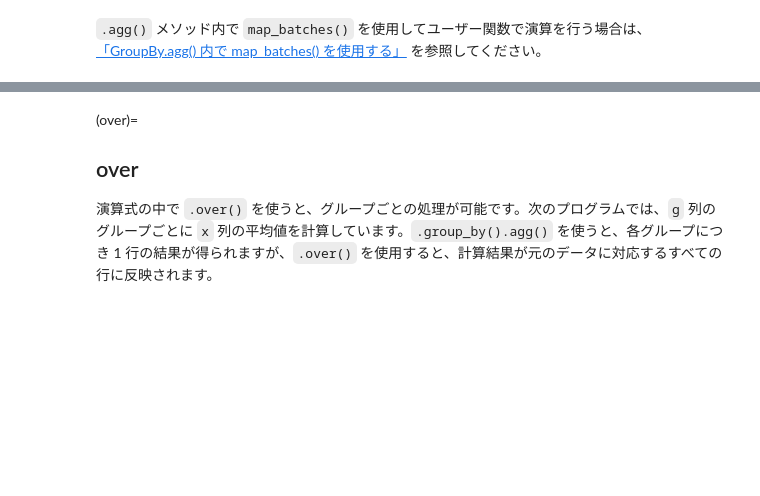
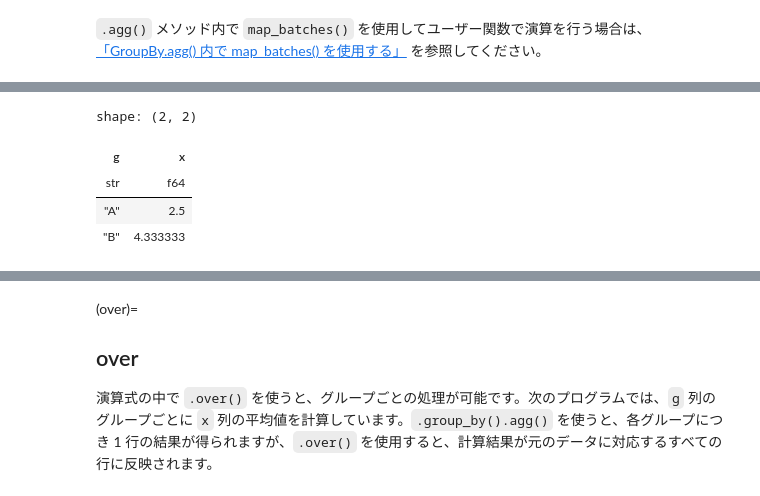
Before and after one commit to ruoyu0088/polars_guide, a Jupyter notebook: polars_guide/030_polars_group.ipynb, the cells around one changed output, grey strips where cells are left out. Saved outputs shown, nothing was run; the diff lists cells and outputs as text; code cells hidden in the pictures; blank space fills up the shorter version.

Commit message:
add GroupBy.having

```diff
--- a/polars_guide/030_polars_group.ipynb
+++ b/polars_guide/030_polars_group.ipynb
@@ -54,0 +74,8 @@ row(
+# %%
+g.having(pl.col('g').count() > 1).mean()
+# %% [output]
+shape: (2, 2)
+| g | x |
+| str | f64 |
+| "A" | 2.5 |
+| "B" | 4.333333 |
```
Also changed, not shown: parts of 4 cells of this notebook.
